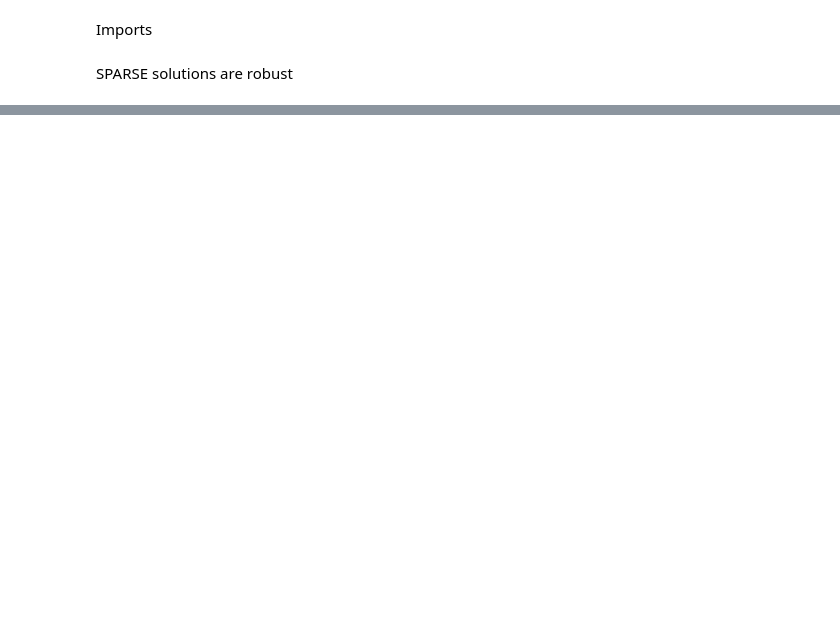
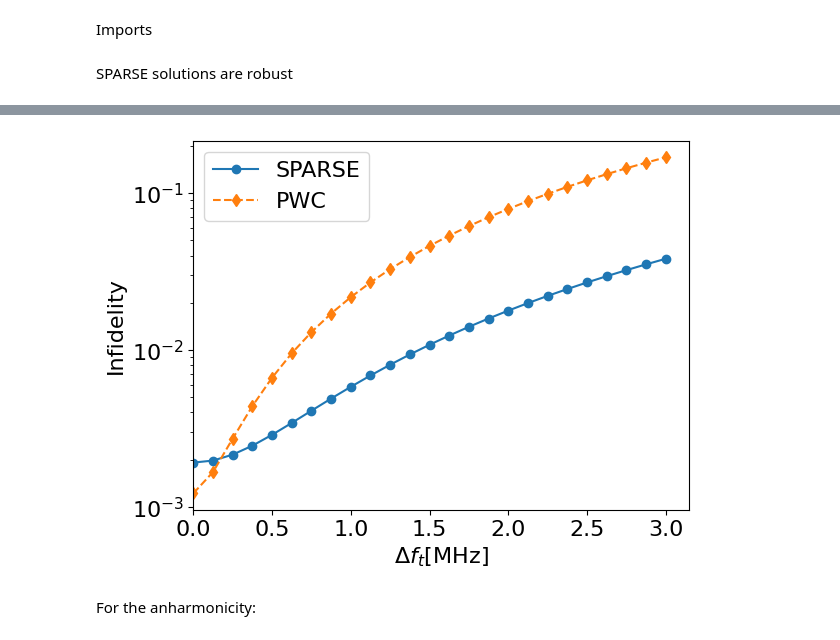
Before and after one commit to YonatanGideoni/c3, a Jupyter notebook: playground/paper_plots.ipynb, the cells around one changed output, grey strips where cells are left out. Drawn from its saved outputs; the diff is of its cells as text; code cells hidden in the pictures; blank space fills up the shorter version.

```diff
--- a/playground/paper_plots.ipynb
+++ b/playground/paper_plots.ipynb
@@ -32,0 +54,9 @@ def fid_for_delta_freq(exp: Experiment, delta_freq: float, qubit: int) -> float:
+# %%
+n_dfreqs = 25
+dfreqs = np.linspace(0, 3e6, num=n_dfreqs)
+# %%
+sparse_freq_fids_t = np.array([fid_for_delta_freq(sparse_cx_exp, dfreq, qubit=2) for dfreq in dfreqs])
+pwc_freq_fids_t = np.array([fid_for_delta_freq(pwc_cx_exp, dfreq, qubit=2) for dfreq in dfreqs])
+
+sparse_freq_fids_c = np.array([fid_for_delta_freq(sparse_cx_exp, dfreq, qubit=1) for dfreq in dfreqs])
+pwc_freq_fids_c = np.array([fid_for_delta_freq(pwc_cx_exp, dfreq, qubit=1) for dfreq in dfreqs])
@@ -33 +81,15 @@ def fid_for_delta_freq(exp: Experiment, delta_freq: float, qubit: int) -> float:
+# %%
+plt.plot(dfreqs / 1e6, 1 - sparse_freq_fids_t, linestyle='solid', label='SPARSE', marker='o')
+plt.plot(dfreqs / 1e6, 1 - pwc_freq_fids_t, linestyle='dashed', marker='d', label='PWC')
+
+plt.legend()
+plt.xlim(0)
+plt.semilogy()
+plt.xlabel('$\Delta f_t$[MHz]')
+plt.ylabel('Infidelity')
+plt.savefig('perturbed_freq_t_fid.png', bbox_inches='tight', dpi=500)
+# %% [output]
+[figure, added]
+# %% [markdown]
+For the anharmonicity:
 # %%
```
Also changed, not shown: parts of 12 cells of this notebook, 4 other files.
